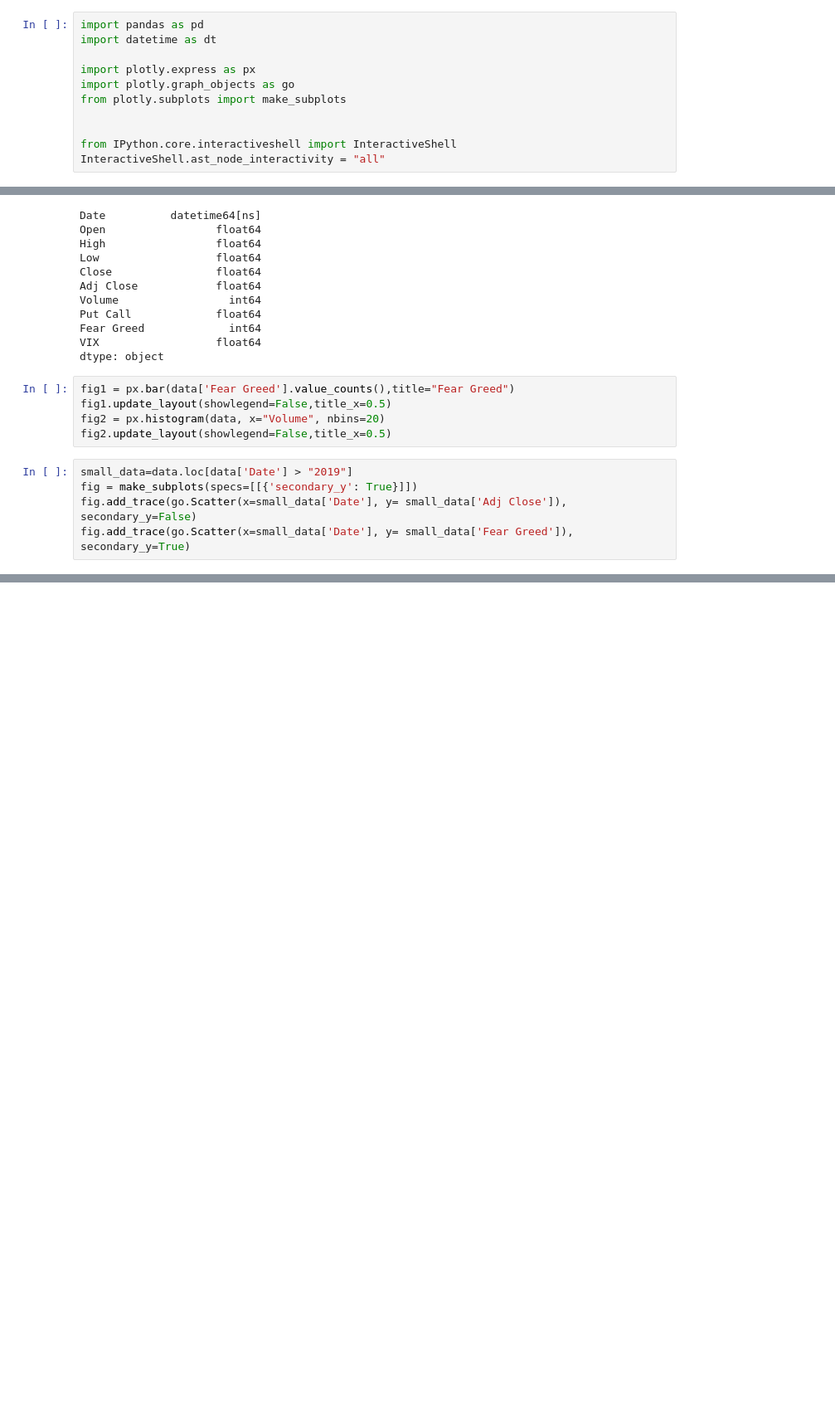
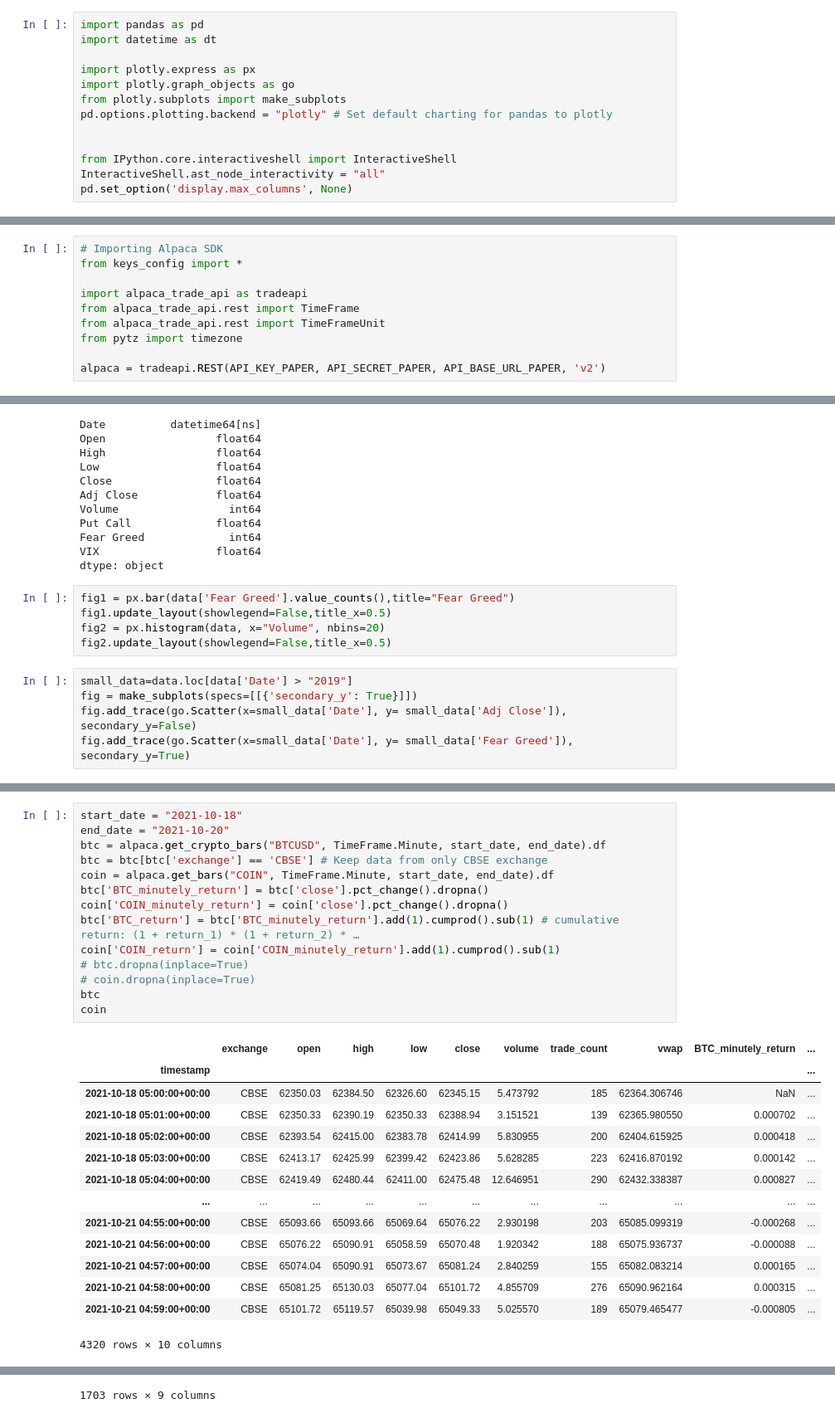
Before and after one commit to alexanu/Python_Trading_Snippets, a Jupyter notebook: Ideas_visual.ipynb, the cells around one changed output, grey strips where cells are left out. Shown at 83% size. Cells and saved outputs as stored; diff of their text form; blank space fills up the shorter version.

```diff
--- a/Ideas_visual.ipynb
+++ b/Ideas_visual.ipynb
@@ -9,7 +9,9 @@ import datetime as dt
 import plotly.express as px
 import plotly.graph_objects as go
 from plotly.subplots import make_subplots
+pd.options.plotting.backend = "plotly" # Set default charting for pandas to plotly
 
 
 from IPython.core.interactiveshell import InteractiveShell
 InteractiveShell.ast_node_interactivity = "all"
+pd.set_option('display.max_columns', None)
@@ -17,0 +18,10 @@ If the capitalization file was already created, start from reading it:
+# %%
+# Importing Alpaca SDK
+from keys_config import *
+
+import alpaca_trade_api as tradeapi
+from alpaca_trade_api.rest import TimeFrame
+from alpaca_trade_api.rest import TimeFrameUnit
+from pytz import timezone
+
+alpaca = tradeapi.REST(API_KEY_PAPER, API_SECRET_PAPER, API_BASE_URL_PAPER, 'v2')
@@ -56,0 +240,29 @@ fig.add_trace(go.Scatter(x=small_data['Date'], y= small_data['Fear Greed']), sec
+# %%
+start_date = "2021-10-18"
+end_date = "2021-10-20"
+btc = alpaca.get_crypto_bars("BTCUSD", TimeFrame.Minute, start_date, end_date).df
+btc = btc[btc['exchange'] == 'CBSE'] # Keep data from only CBSE exchange
+coin = alpaca.get_bars("COIN", TimeFrame.Minute, start_date, end_date).df
+btc['BTC_minutely_return'] = btc['close'].pct_change().dropna()
+coin['COIN_minutely_return'] = coin['close'].pct_change().dropna()
+btc['BTC_return'] = btc['BTC_minutely_return'].add(1).cumprod().sub(1) # cumulative return: (1 + return_1) * (1 + return_2) * …
+coin['COIN_return'] = coin['COIN_minutely_return'].add(1).cumprod().sub(1)
+# btc.dropna(inplace=True)
+# coin.dropna(inplace=True)
+btc
+coin
+# %% [output]
+|  | exchange | open | high | low | close | volume | trade_count | vwap | BTC_minutely_return | ... |
+| timestamp |  |  |  |  |  |  |  |  |  | ... |
+| 2021-10-18 05:00:00+00:00 | CBSE | 62350.03 | 62384.50 | 62326.60 | 62345.15 | 5.473792 | 185 | 62364.306746 | NaN | ... |
+| 2021-10-18 05:01:00+00:00 | CBSE | 62350.33 | 62390.19 | 62350.33 | 62388.94 | 3.151521 | 139 | 62365.980550 | 0.000702 | ... |
+| 2021-10-18 05:02:00+00:00 | CBSE | 62393.54 | 62415.00 | 62383.78 | 62414.99 | 5.830955 | 200 | 62404.615925 | 0.000418 | ... |
+| 2021-10-18 05:03:00+00:00 | CBSE | 62413.17 | 62425.99 | 62399.42 | 62423.86 | 5.628285 | 223 | 62416.870192 | 0.000142 | ... |
+| 2021-10-18 05:04:00+00:00 | CBSE | 62419.49 | 62480.44 | 62411.00 | 62475.48 | 12.646951 | 290 | 62432.338387 | 0.000827 | ... |
+| ... | ... | ... | ... | ... | ... | ... | ... | ... | ... | ... |
+| 2021-10-21 04:55:00+00:00 | CBSE | 65093.66 | 65093.66 | 65069.64 | 65076.22 | 2.930198 | 203 | 65085.099319 | -0.000268 | ... |
+| 2021-10-21 04:56:00+00:00 | CBSE | 65076.22 | 65090.91 | 65058.59 | 65070.48 | 1.920342 | 188 | 65075.936737 | -0.000088 | ... |
+| 2021-10-21 04:57:00+00:00 | CBSE | 65074.04 | 65090.91 | 65073.67 | 65081.24 | 2.840259 | 155 | 65082.083214 | 0.000165 | ... |
+| 2021-10-21 04:58:00+00:00 | CBSE | 65081.25 | 65130.03 | 65077.04 | 65101.72 | 4.855709 | 276 | 65090.962164 | 0.000315 | ... |
+| 2021-10-21 04:59:00+00:00 | CBSE | 65101.72 | 65119.57 | 65039.98 | 65049.33 | 5.025570 | 189 | 65079.465477 | -0.000805 | ... |
+4320 rows × 10 columns
@@ -56,0 +282 @@ fig.add_trace(go.Scatter(x=small_data['Date'], y= small_data['Fear Greed']), sec
+1703 rows × 9 columns
```
Also changed, not shown: parts of 16 cells of this notebook, 3 other files.
